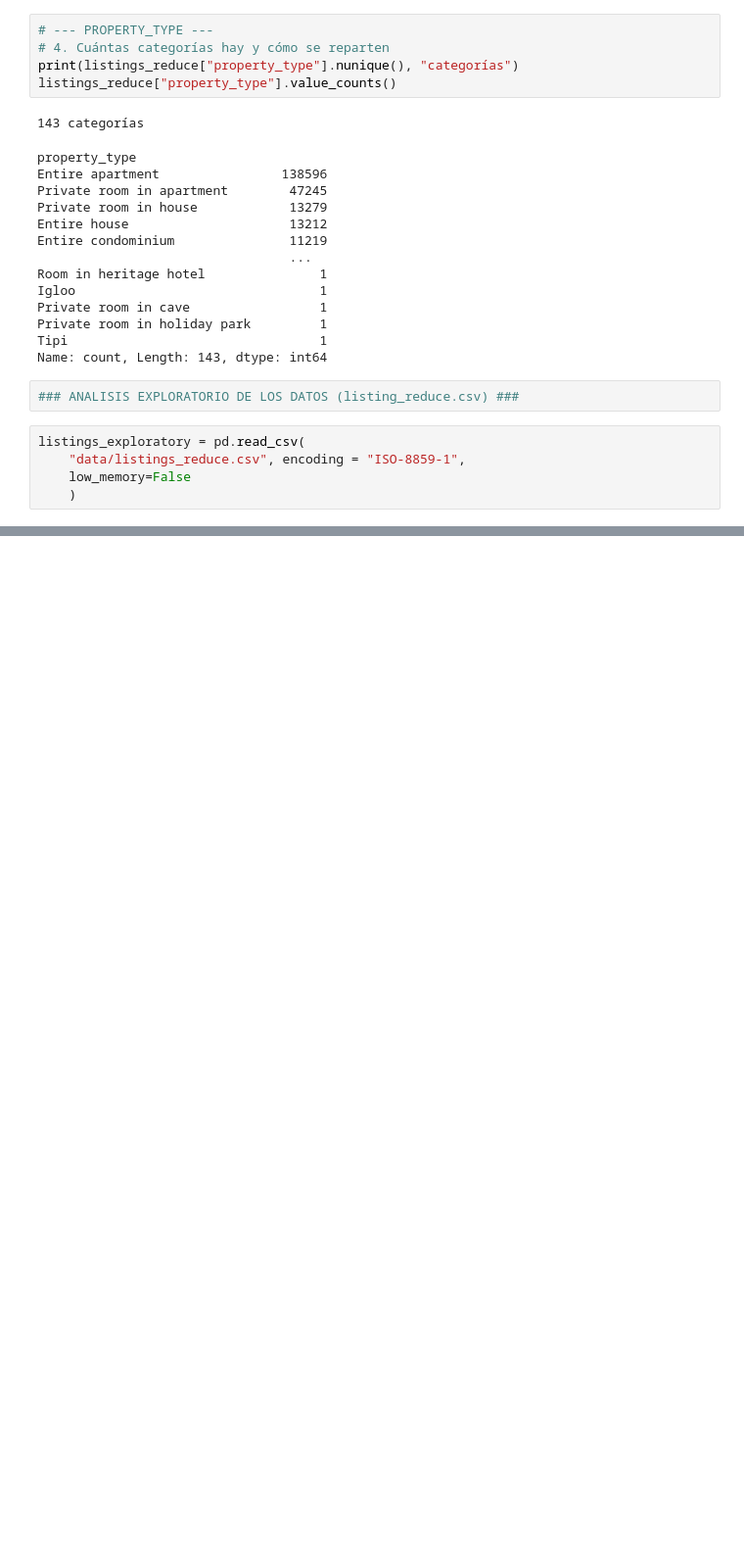
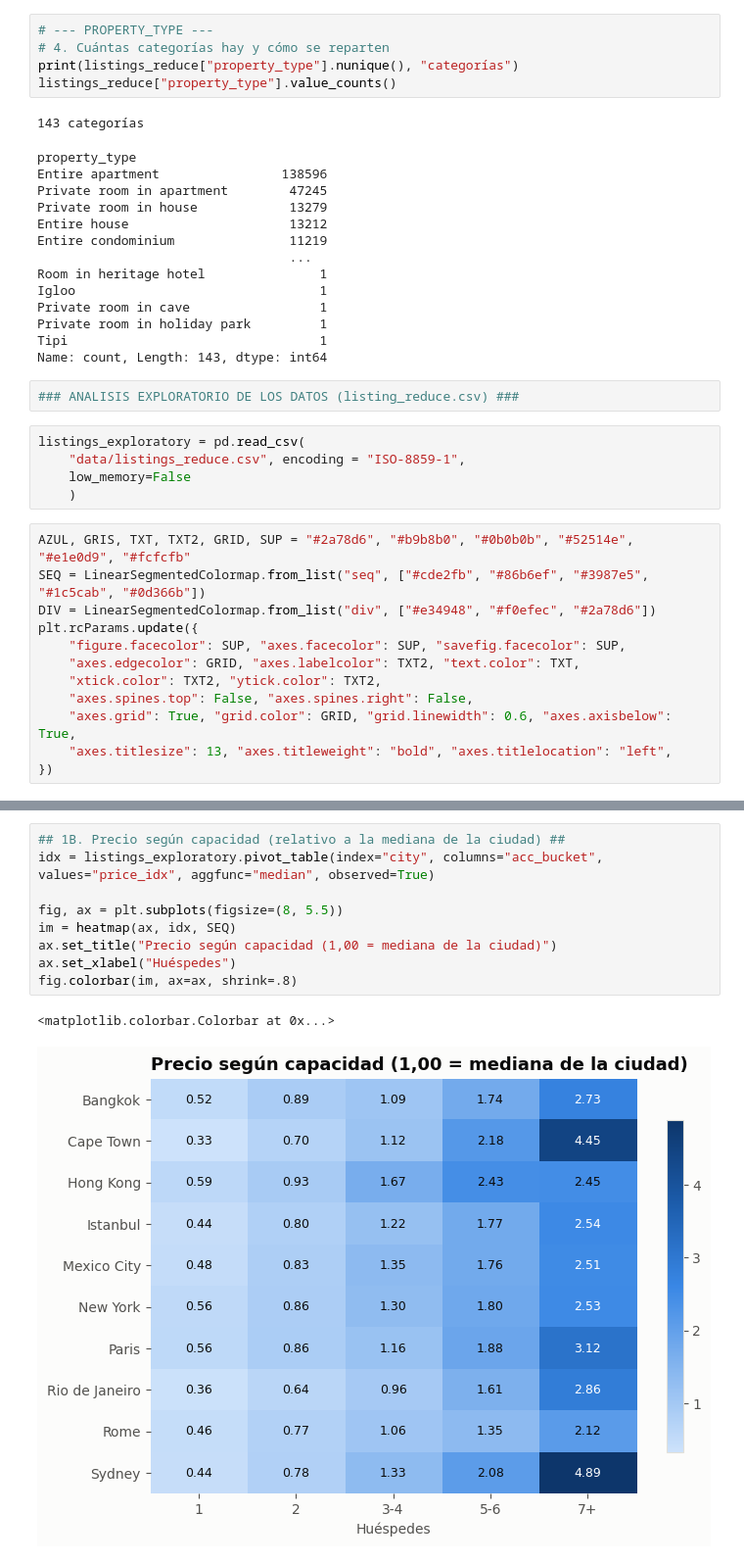
Before and after one commit to PabloArrHdez/Python, a Jupyter notebook: AirBnb/notebook.ipynb, the cells around one changed output, grey strips where cells are left out. Shown at 98% size. Saved outputs shown, nothing was run; the diff lists cells and outputs as text; blank space fills up the shorter version.

```diff
--- a/AirBnb/notebook.ipynb
+++ b/AirBnb/notebook.ipynb
@@ -378,3 +378,15 @@ listings_exploratory = pd.read_csv(
     "data/listings_reduce.csv", encoding = "ISO-8859-1",
     low_memory=False
     )
+# %%
+AZUL, GRIS, TXT, TXT2, GRID, SUP = "#2a78d6", "#b9b8b0", "#0b0b0b", "#52514e", "#e1e0d9", "#fcfcfb"
+SEQ = LinearSegmentedColormap.from_list("seq", ["#cde2fb", "#86b6ef", "#3987e5", "#1c5cab", "#0d366b"])
+DIV = LinearSegmentedColormap.from_list("div", ["#e34948", "#f0efec", "#2a78d6"])
+plt.rcParams.update({
+    "figure.facecolor": SUP, "axes.facecolor": SUP, "savefig.facecolor": SUP,
+    "axes.edgecolor": GRID, "axes.labelcolor": TXT2, "text.color": TXT,
+    "xtick.color": TXT2, "ytick.color": TXT2,
+    "axes.spines.top": False, "axes.spines.right": False,
+    "axes.grid": True, "grid.color": GRID, "grid.linewidth": 0.6, "axes.axisbelow": True,
+    "axes.titlesize": 13, "axes.titleweight": "bold", "axes.titlelocation": "left",
+})
@@ -380,0 +430,12 @@ listings_exploratory = pd.read_csv(
+# %%
+## 1B. Precio según capacidad (relativo a la mediana de la ciudad) ##
+idx = listings_exploratory.pivot_table(index="city", columns="acc_bucket", values="price_idx", aggfunc="median", observed=True)
+
+fig, ax = plt.subplots(figsize=(8, 5.5))
+im = heatmap(ax, idx, SEQ)
+ax.set_title("Precio según capacidad (1,00 = mediana de la ciudad)")
+ax.set_xlabel("Huéspedes")
+fig.colorbar(im, ax=ax, shrink=.8)
+# %% [output]
+<matplotlib.colorbar.Colorbar at 0x...>
+[figure, added]
```
Also changed, not shown: parts of 8 cells of this notebook.
